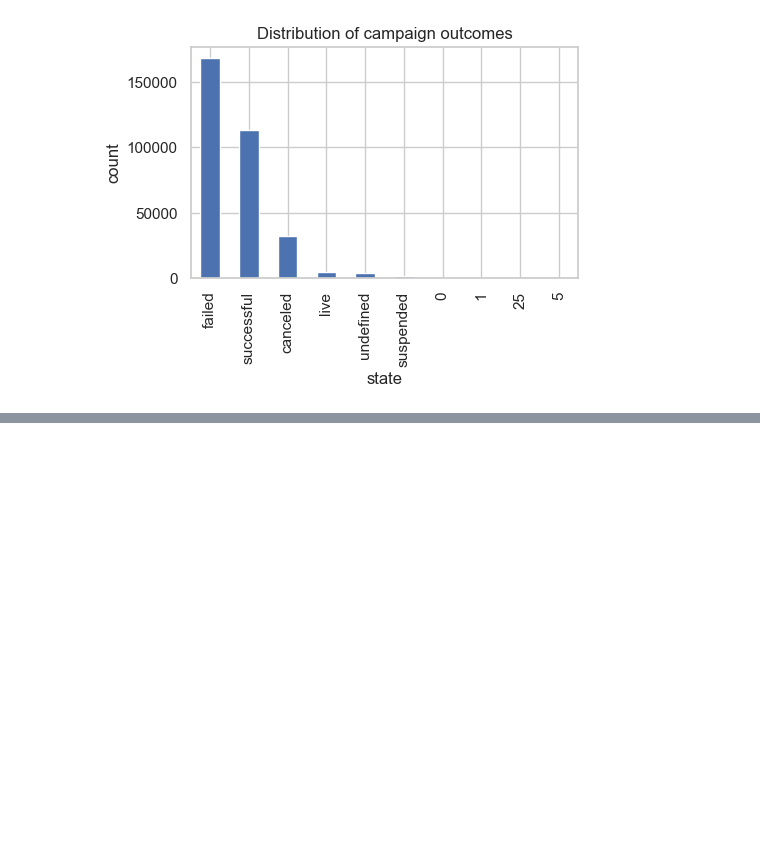
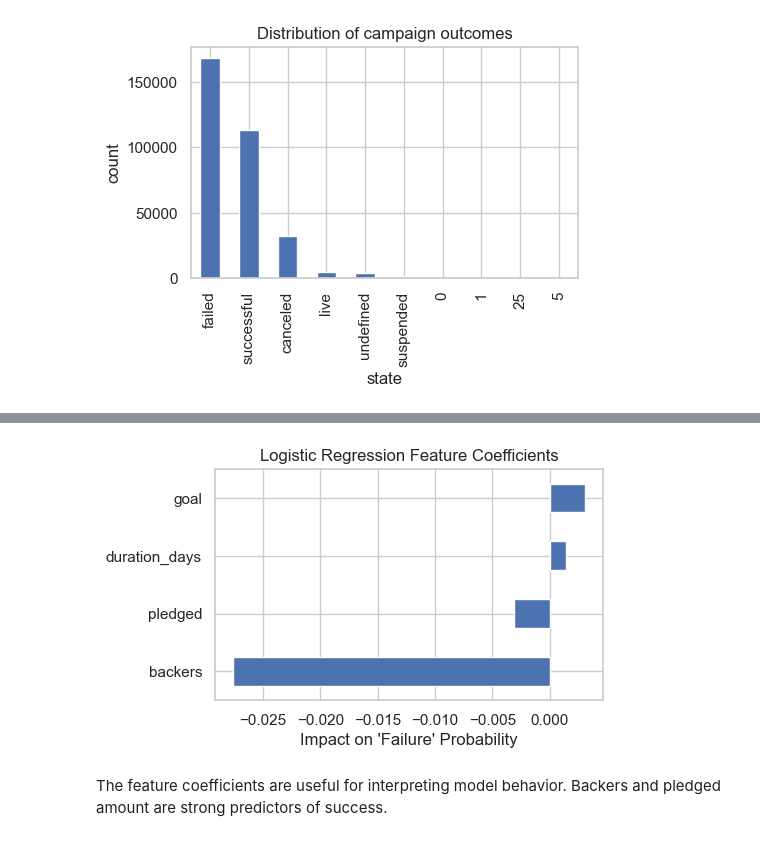
Before and after one commit to Sirraff/kickstarter_project, a Jupyter notebook: kick_learner.ipynb, the cells around one changed output, grey strips where cells are left out. Drawn from its saved outputs; the diff is of its cells as text; code cells hidden in the pictures; blank space fills up the shorter version.

```diff
--- a/kick_learner.ipynb
+++ b/kick_learner.ipynb
@@ -259,0 +353,10 @@ df = df[df['country'] == 'US']
+# %%
+coeffs = pd.Series(logreg.coef_[0], index=X.columns)
+coeffs.sort_values().plot(kind='barh')
+plt.title("Logistic Regression Feature Coefficients")
+plt.xlabel("Impact on 'Failure' Probability")
+plt.show()
+# %% [output]
+[figure, added]
+# %% [markdown]
+The feature coefficients are useful for interpreting model behavior. Backers and pledged amount are strong predictors of success.
```
Also changed, not shown: parts of 43 cells of this notebook, 2 other files.
